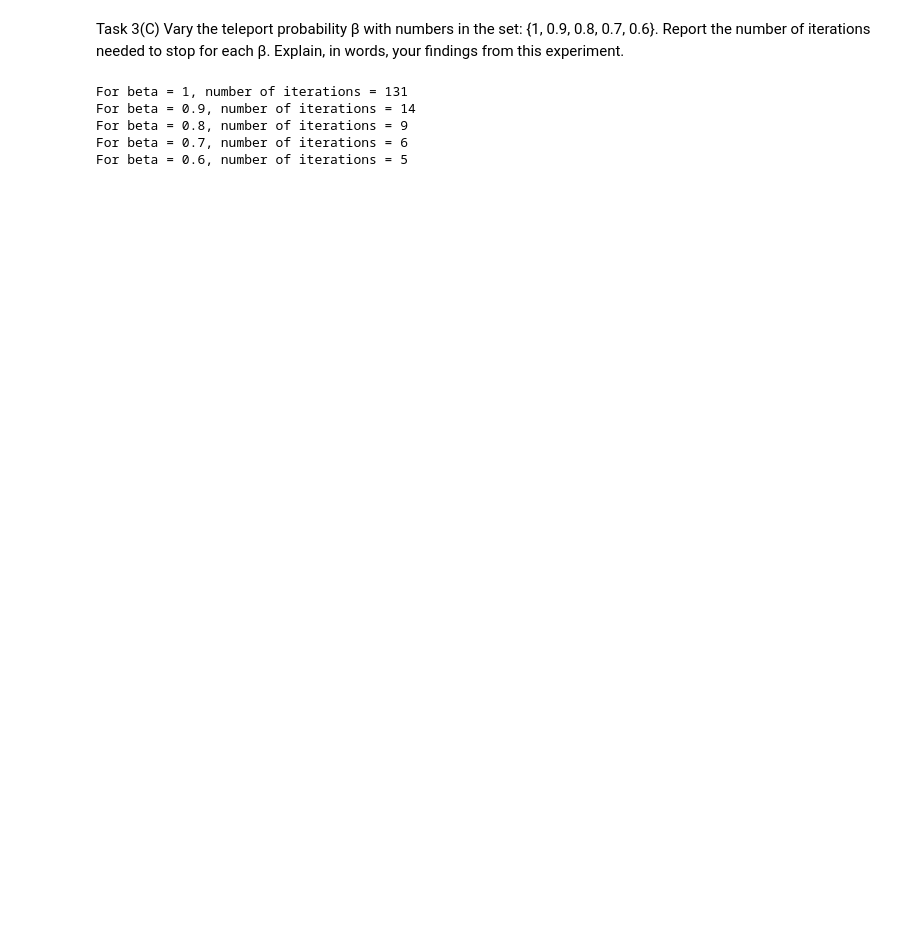
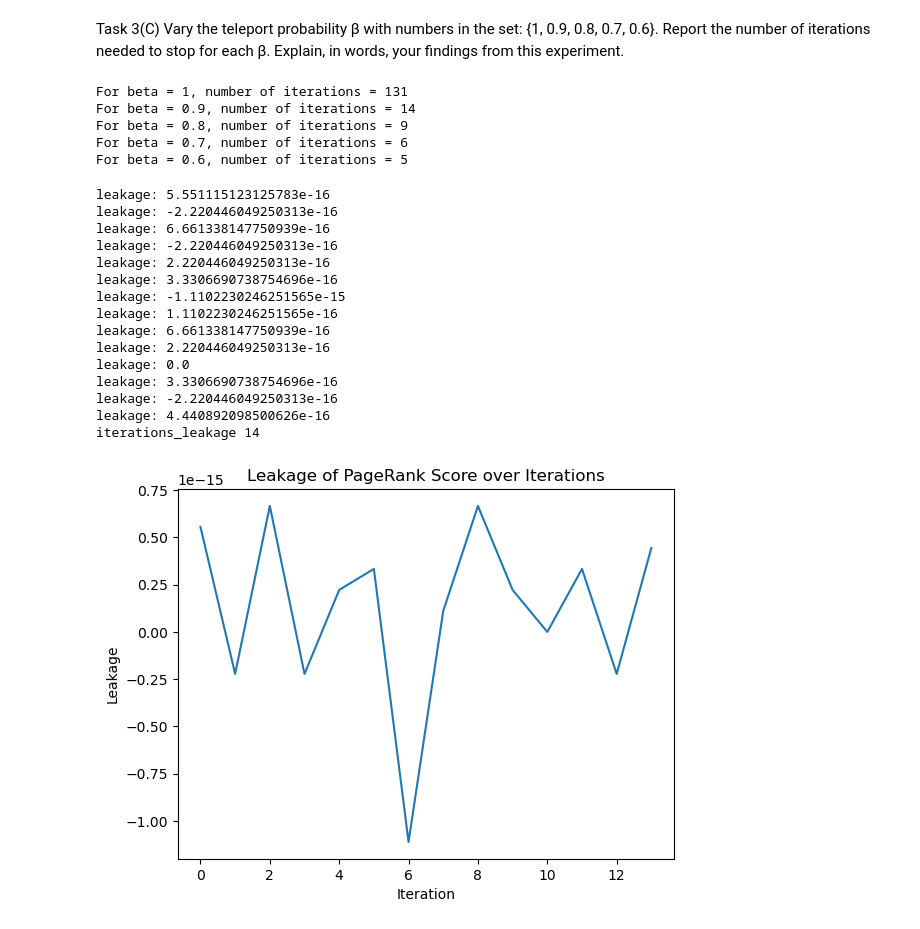
Before and after one commit to zli213/COMPSCI-753, a Jupyter notebook: Assignment 3/CS753_A3v.ipynb, the cells around one changed output. Saved outputs shown, nothing was run; the diff lists cells and outputs as text; code cells hidden in the pictures; blank space fills up the shorter version.

Commit message:
Check and update the first version.

```diff
--- a/Assignment 3/CS753_A3v.ipynb
+++ b/Assignment 3/CS753_A3v.ipynb
@@ -238,3 +242,62 @@ For beta = 0.9, number of iterations = 14
 For beta = 0.8, number of iterations = 9
 For beta = 0.7, number of iterations = 6
 For beta = 0.6, number of iterations = 5
+# %%
+def power_iteration_with_teleport_leak(M, N, beta=0.9, tol=0.02, max_iter=1000):
+    # 初始化 r
+    r_prev = np.ones([N, 1]) / N
+    convergence_history = []
+    leakage_history = []
+
+    for i in range(max_iter):
+        # Step 1: calculate r_new
+        r_new = beta * M.dot(r_prev)
+
+        # Step 2: calculate S
+        S = np.sum(r_new)
+
+        # Step 3: update r_new with teleport
+        r_new += (1 - S) / N
+
+        leakage = 1.0 - np.sum(r_new)
+        print("leakage:",leakage)
+        leakage_history.append(leakage)
+
+        # Check convergence
+        diff = np.linalg.norm(r_new - r_prev, ord=1)
+        convergence_history.append(diff)
+        if diff < tol:
+            return r_new, convergence_history, leakage_history, i+1
+
+        r_prev = r_new
+
+    return r_prev, convergence_history, leakage_history, i+1
+
+# Run the function
+result_vector_leakage, convergence_leakage, leakage, iterations_leakage = power_iteration_with_teleport_leak(adj_matrix, N)
+print("iterations_leakage",iterations_leakage)
+# Plotting
+import matplotlib.pyplot as plt
+
+plt.plot(leakage)
+plt.title('Leakage of PageRank Score over Iterations')
+plt.xlabel('Iteration')
+plt.ylabel('Leakage')
+plt.show()
+# %% [output]
+leakage: 5.551115123125783e-16
+leakage: -2.220446049250313e-16
+leakage: 6.661338147750939e-16
+leakage: -2.220446049250313e-16
+leakage: 2.220446049250313e-16
+leakage: 3.3306690738754696e-16
+leakage: -1.1102230246251565e-15
+leakage: 1.1102230246251565e-16
+leakage: 6.661338147750939e-16
+leakage: 2.220446049250313e-16
+leakage: 0.0
+leakage: 3.3306690738754696e-16
+leakage: -2.220446049250313e-16
+leakage: 4.440892098500626e-16
+iterations_leakage 14
+[figure, added]
```
Also changed, not shown: parts of 8 cells of this notebook, 4 other files.
